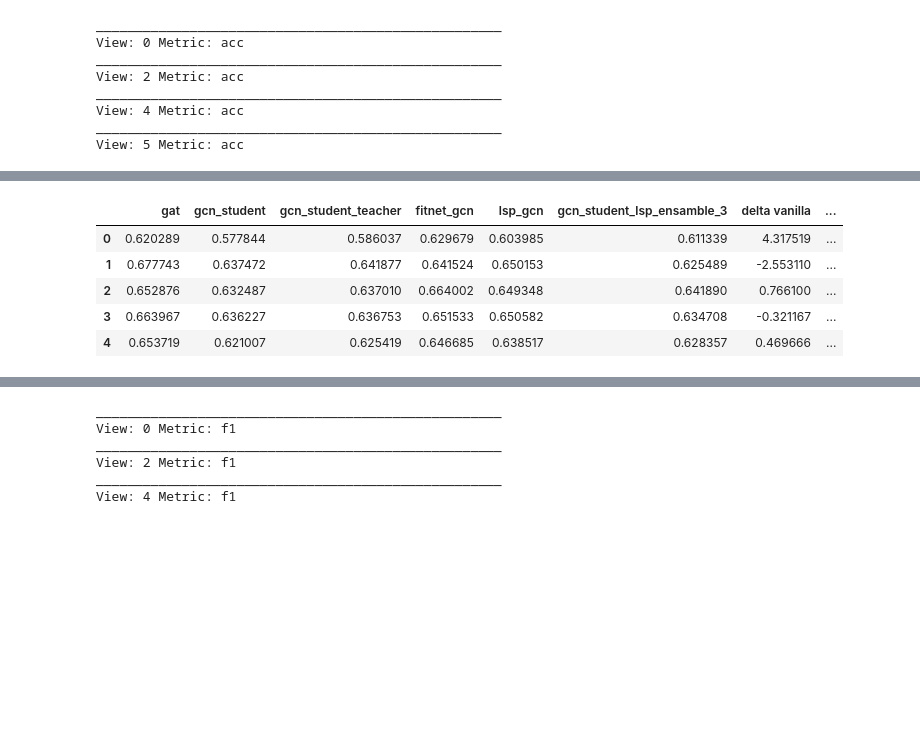
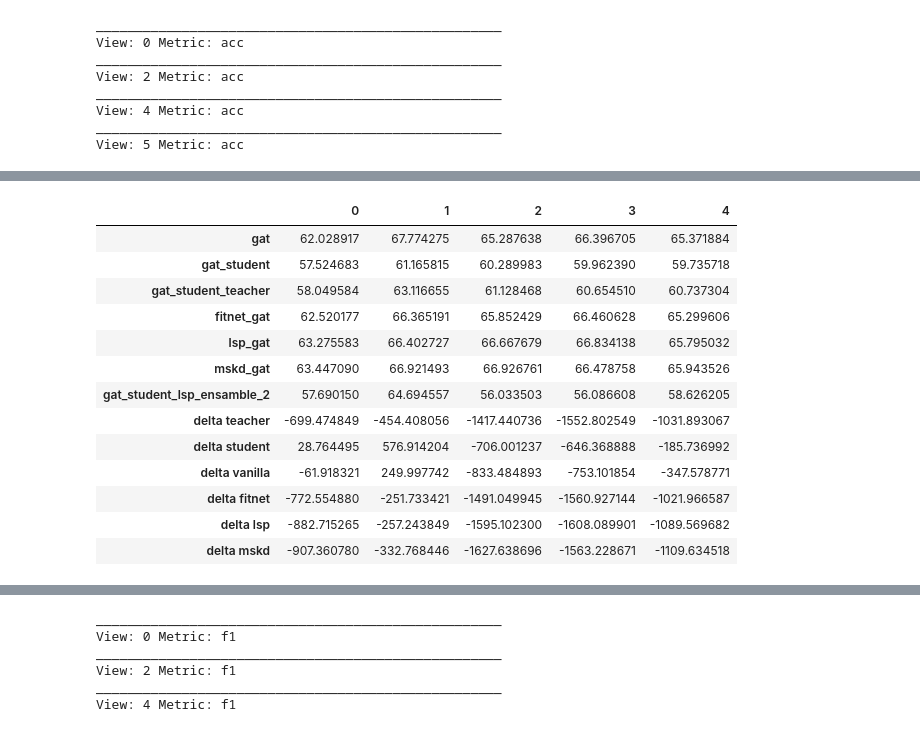
Before and after one commit to LorenzoStigliano/thesis-imperial, a Jupyter notebook: src/notebooks/study_GSP_gat_gat.ipynb, the cells around one changed output, grey strips where cells are left out. Cells and saved outputs as stored; diff of their text form; code cells hidden in the pictures; blank space fills up the shorter version.

```diff
--- a/src/notebooks/study_GSP_gat_gat.ipynb
+++ b/src/notebooks/study_GSP_gat_gat.ipynb
@@ -410,22 +424,22 @@ df.shape
 # %%
 index = df_best_student[:,:,:,2]
 all_data_accuracy = []
-for view_index in range(3):
+for view_index in range(4):
     view_data = []
     ensamble_indexes = index[:,view_index,:]
     ensamble_data = np.array(all_model_metrics_mean)[:,view_index]
     #number of ensembles
-    for i in range(2):
+    for i in range(4):
         view_data.append([ensamble_data[i][int(best_student_index)][0] for best_student_index in ensamble_indexes[i]])
     all_data_accuracy.append(np.array(view_data).flatten())
 # %%
 all_data_var = []
-for view_index in range(3):
+for view_index in range(4):
     view_data = []
     ensamble_indexes = index[:,view_index,:]
     ensamble_data = np.array(all_model_metrics_var)[:,view_index]
     #number of ensembles
-    for i in range(2):
+    for i in range(4):
         view_data.append([ensamble_data[i][int(best_student_index)][0] for best_student_index in ensamble_indexes[i]])
     all_data_var.append(np.array(view_data).flatten())
 # %%
@@ -515,34 +573,32 @@ reproducibility_frame
 # %%
 views=[0, 2, 4, 5]
 CV=["3Fold", "5Fold", "10Fold"]
-#model = ["gcn_student_ensamble_4", "gcn_student_lsp_ensamble_4"]
-model = ["gcn_student_lsp_ensamble_3"]
+model = ["gat_student_lsp_ensamble_2"]
 runs = [i for i in range(10)]
 dataset = "gender_data"
 dataset_split="val"
 analysis_type="model_assessment"
 metrics = ["acc"]
-#model_args= [gcn_student_ensamble_4_args, gcn_student_lsp_ensamble_4_args]
-model_args= [gcn_student_lsp_ensamble_3_args]
+model_args= [gat_gat_student_lsp_ensamble_2_args]
 
-best_student = [2,1,2,1]
-#best_student_4_lsp = [2,1,2,1]
+best_student = [1,1,1,0]
 
 view_mean = []
 view_std = []
 
 for best_student_i, view in enumerate(views):
 
-    models = ["gat", "gcn_student", "gcn_student_teacher", "fitnet_gcn",  "lsp_gcn"]
+    models = ["gat", "gat_student", "gat_student_teacher", "fitnet_gat", "lsp_gat", "mskd_gat"]
     mean_all_runs = []
     for run in [i for i in range(10)]:
         view_data_mean, _ = view_metric_analysis(models=models, CV=CV, view=view, run=run, metric="acc", dataset=dataset,
                                                  dataset_split=dataset_split, analysis_type=analysis_type, model_args= [
                                                                                                                 gat_args,
-                                                                                                                gcn_student_args,
-                                                                                                                gat_student_args,
-                                                                                                                gat_fitnet_student_args,
-                                                                                                                gat_lsp_student_args])
+                                                                                                                gat_gat_student_args,
+                                                                                                                gat_gat_student_args,
+                                                                                                                gat_gat_fitnet_student_args,
+                                                                                                                gat_gat_lsp_student_args,
+                                                                                                                gat_gat_mskd_student_args])
         mean_all_runs.append(view_data_mean)
 
     mean_all_std = np.std(mean_all_runs, axis=0).squeeze()
@@ -608,18 +664,30 @@ average_across_views_df
 # %%
 average_across_views_df = pd.DataFrame(average_across_views_df)
-models=["gat", "gcn_student", "gcn_student_teacher", "fitnet_gcn",  "lsp_gcn", "gcn_student_lsp_ensamble_3"]
+models=["gat", "gat_student", "gat_student_teacher", "fitnet_gat", "lsp_gat", "mskd_gat", "gat_student_lsp_ensamble_2"]
 
 average_across_views_df.columns = models
 
-average_across_views_df["delta vanilla"] = ((average_across_views_df["gcn_student_lsp_ensamble_3"] - average_across_views_df["gcn_student_teacher"]) / average_across_views_df["gcn_student_teacher"])*100
-average_across_views_df["delta fitnet"] = ((average_across_views_df["gcn_student_lsp_ensamble_3"] - average_across_views_df["fitnet_gcn"]) / average_across_views_df["fitnet_gcn"])*100
-average_across_views_df["delta lsp"] = ((average_across_views_df["gcn_student_lsp_ensamble_3"] - average_across_views_df["lsp_gcn"]) / average_across_views_df["lsp_gcn"])*100
+average_across_views_df["delta teacher"] = ((average_across_views_df["gat_student_lsp_ensamble_2"] - average_across_views_df["gat"]) / average_across_views_df["gat"])*100
+average_across_views_df["delta student"] = ((average_across_views_df["gat_student_lsp_ensamble_2"] - average_across_views_df["gat_student"]) / average_across_views_df["gat_student"])*100
+
+average_across_views_df["delta vanilla"] = ((average_across_views_df["gat_student_lsp_ensamble_2"] - average_across_views_df["gat_student_teacher"]) / average_across_views_df["gat_student_teacher"])*100
+average_across_views_df["delta fitnet"] = ((average_across_views_df["gat_student_lsp_ensamble_2"] - average_across_views_df["fitnet_gat"]) / average_across_views_df["fitnet_gat"])*100
+average_across_views_df["delta lsp"] = ((average_across_views_df["gat_student_lsp_ensamble_2"] - average_across_views_df["lsp_gat"]) / average_across_views_df["lsp_gat"])*100
+average_across_views_df["delta mskd"] = ((average_across_views_df["gat_student_lsp_ensamble_2"] - average_across_views_df["mskd_gat"]) / average_across_views_df["mskd_gat"])*100
 # %%
-average_across_views_df
+average_across_views_df.T*100
 # %% [output]
-|  | gat | gcn_student | gcn_student_teacher | fitnet_gcn | lsp_gcn | gcn_student_lsp_ensamble_3 | delta vanilla | ... |
-| 0 | 0.620289 | 0.577844 | 0.586037 | 0.629679 | 0.603985 | 0.611339 | 4.317519 | ... |
-| 1 | 0.677743 | 0.637472 | 0.641877 | 0.641524 | 0.650153 | 0.625489 | -2.553110 | ... |
-| 2 | 0.652876 | 0.632487 | 0.637010 | 0.664002 | 0.649348 | 0.641890 | 0.766100 | ... |
-| 3 | 0.663967 | 0.636227 | 0.636753 | 0.651533 | 0.650582 | 0.634708 | -0.321167 | ... |
-| 4 | 0.653719 | 0.621007 | 0.625419 | 0.646685 | 0.638517 | 0.628357 | 0.469666 | ... |
+|  | 0 | 1 | 2 | 3 | 4 |
+| gat | 62.028917 | 67.774275 | 65.287638 | 66.396705 | 65.371884 |
+| gat_student | 57.524683 | 61.165815 | 60.289983 | 59.962390 | 59.735718 |
+| gat_student_teacher | 58.049584 | 63.116655 | 61.128468 | 60.654510 | 60.737304 |
+| fitnet_gat | 62.520177 | 66.365191 | 65.852429 | 66.460628 | 65.299606 |
+| lsp_gat | 63.275583 | 66.402727 | 66.667679 | 66.834138 | 65.795032 |
+| mskd_gat | 63.447090 | 66.921493 | 66.926761 | 66.478758 | 65.943526 |
+| gat_student_lsp_ensamble_2 | 57.690150 | 64.694557 | 56.033503 | 56.086608 | 58.626205 |
+| delta teacher | -699.474849 | -454.408056 | -1417.440736 | -1552.802549 | -1031.893067 |
+| delta student | 28.764495 | 576.914204 | -706.001237 | -646.368888 | -185.736992 |
+| delta vanilla | -61.918321 | 249.997742 | -833.484893 | -753.101854 | -347.578771 |
+| delta fitnet | -772.554880 | -251.733421 | -1491.049945 | -1560.927144 | -1021.966587 |
+| delta lsp | -882.715265 | -257.243849 | -1595.102300 | -1608.089901 | -1089.569682 |
+| delta mskd | -907.360780 | -332.768446 | -1627.638696 | -1563.228671 | -1109.634518 |
```
Also changed, not shown: parts of 14 cells of this notebook, 16 other files.
